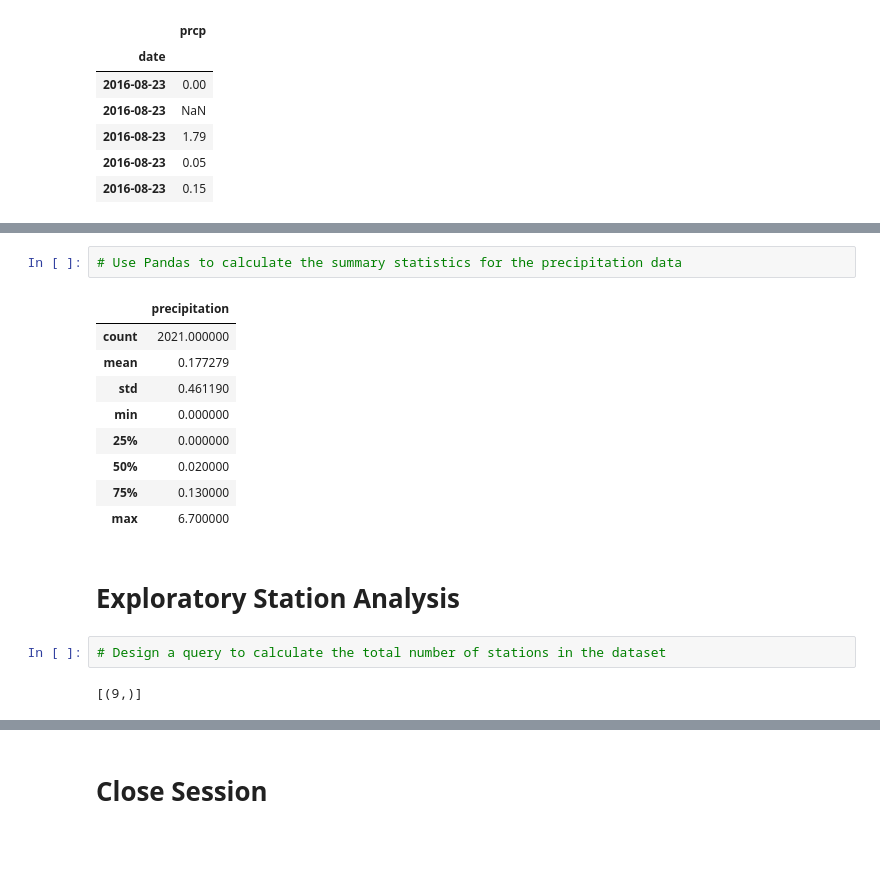
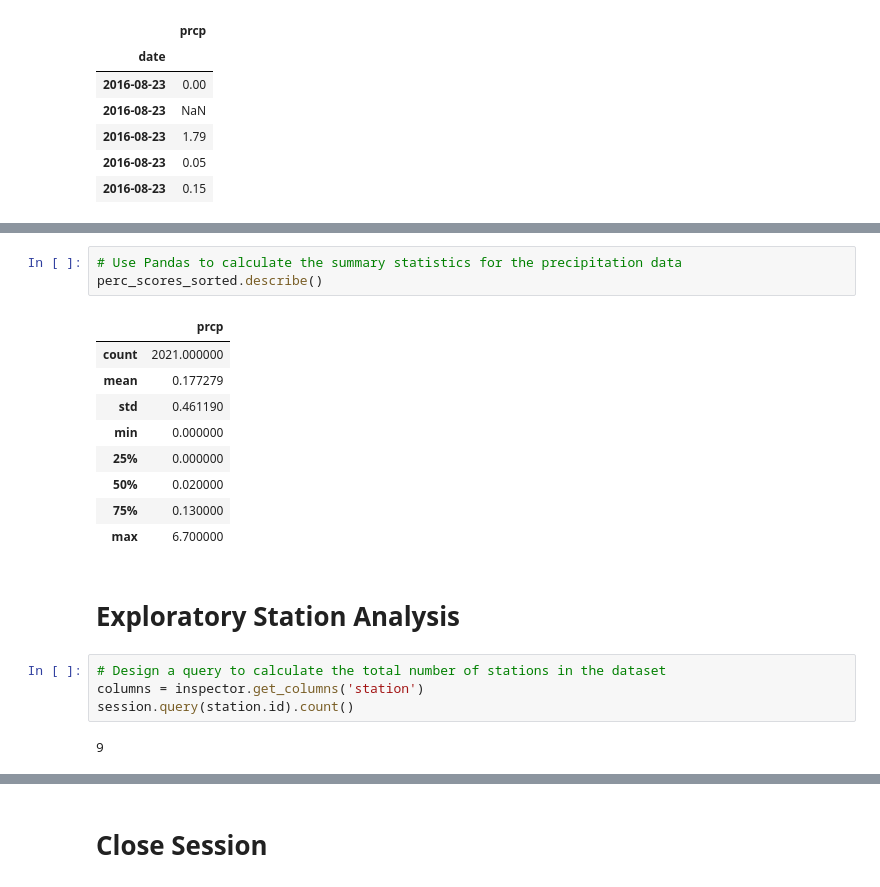
Before and after one commit to MrGoots/SQLAlchemy, a Jupyter notebook: SurfsUp/climate_starter.ipynb, the cells around one changed output, grey strips where cells are left out. Drawn from its saved outputs; the diff is of its cells as text; blank space fills up the shorter version.

```diff
--- a/SurfsUp/climate_starter.ipynb
+++ b/SurfsUp/climate_starter.ipynb
@@ -139,7 +137,8 @@ plt.title(f"Precipitation in Honolulu, Hawaii (inches) from \n {}")
 # %%
 # Use Pandas to calculate the summary statistics for the precipitation data
+perc_scores_sorted.describe()
 # %% [output]
-|  | precipitation |
+|  | prcp |
 | count | 2021.000000 |
 | mean | 0.177279 |
 | std | 0.461190 |
@@ -152,8 +151,10 @@ plt.title(f"Precipitation in Honolulu, Hawaii (inches) from \n {}")
 # Exploratory Station Analysis
 # %%
 # Design a query to calculate the total number of stations in the dataset
+columns = inspector.get_columns('station')
+session.query(station.id).count()
 # %% [output]
-[(9,)]
+9
 # %%
 # Design a query to find the most active stations (i.e. which stations have the most rows?)
 # List the stations and their counts in descending order.
```
Also changed, not shown: parts of 6 cells of this notebook, 2 other files.
